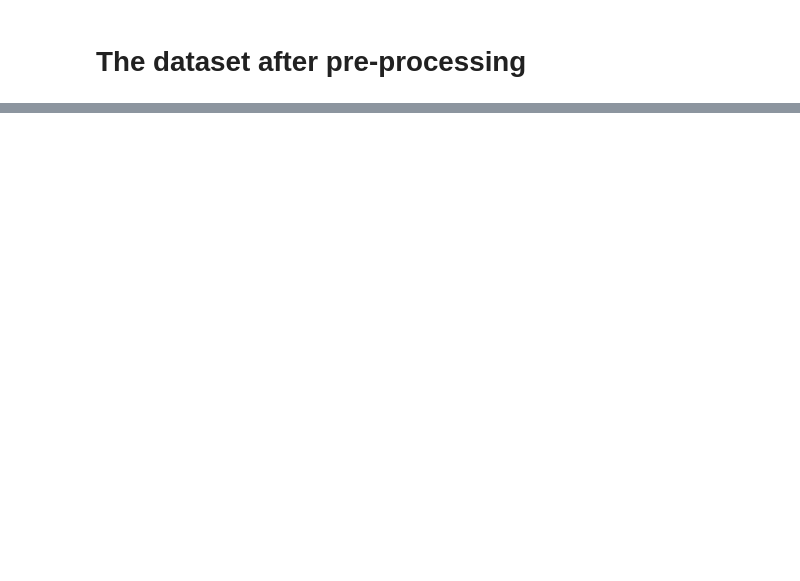
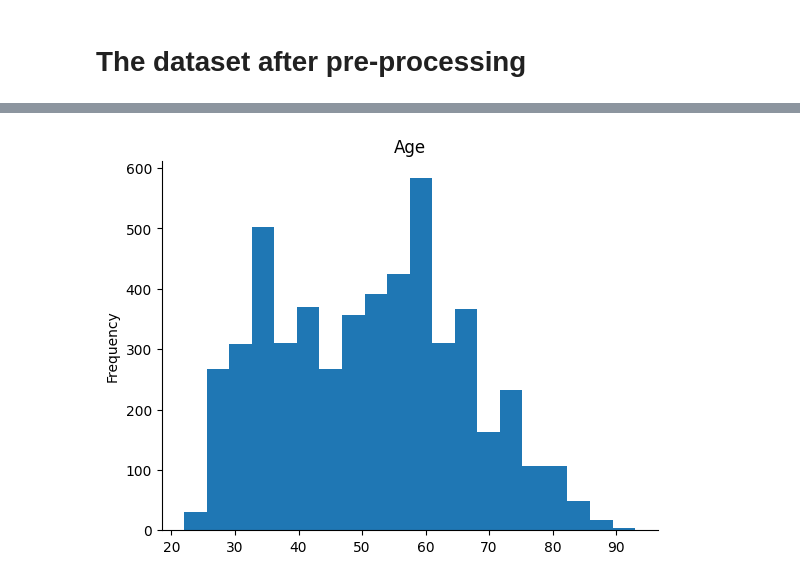
Before and after one commit to tathithienthanh/DataAnalysis_Diagnosis-of-diabetes-based-on-data-set-of-blood-test-result, a Jupyter notebook: PTDL_BTL.ipynb, the cells around one changed output, grey strips where cells are left out. Drawn from its saved outputs; the diff is of its cells as text; code cells hidden in the pictures; blank space fills up the shorter version.

```diff
--- a/PTDL_BTL.ipynb
+++ b/PTDL_BTL.ipynb
@@ -482,0 +513,9 @@ Name: count, dtype: int64
+# %%
+df_test['Gender'] = df_test['Gender'].replace('F', 0)
+df_test['Gender'] = df_test['Gender'].replace('M', 1)
+
+df_valid['Gender'] = df_valid['Gender'].replace('F', 0)
+df_valid['Gender'] = df_valid['Gender'].replace('M', 1)
+
+df_train['Gender'] = df_train['Gender'].replace('F', 0)
+df_train['Gender'] = df_train['Gender'].replace('M', 1)
@@ -482,0 +533,9 @@ Name: count, dtype: int64
+# %%
+from imblearn.over_sampling import SMOTE
+
+#X = df_train[['Age', 'Gender', 'BMI', 'Chol', 'TG', 'HDL', 'LDL', 'Cr', 'BUN']]
+smote = SMOTE(k_neighbors=5)
+df_train, label_train = smote.fit_resample(df_train, label_train)
+# %%
+df_train['Age'] = df_train['Age'].astype(int)
+df_train
@@ -731,0 +618,6 @@ nTest = len(df) * 10 / 100
+# %%
+from matplotlib import pyplot as plt
+df_train['Age'].plot(kind='hist', bins=20, title='Age')
+plt.gca().spines[['top', 'right',]].set_visible(False)
+# %% [output]
+[figure, added]
```
Also changed, not shown: parts of 54 cells of this notebook.
